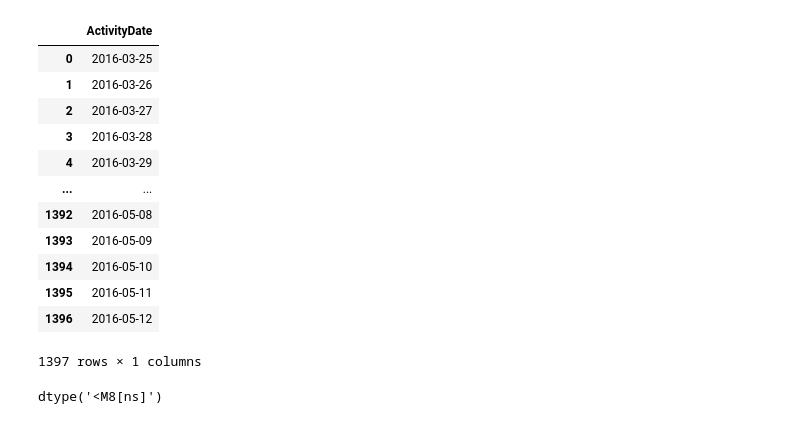
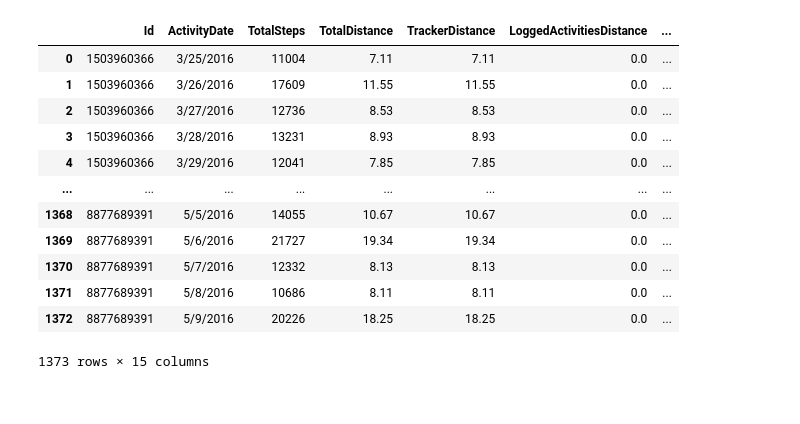
Before and after one commit to jeesy95-creator/sparta_15, a Jupyter notebook: notebooks/Leejw.ipynb, the cells around one changed output. Cells and saved outputs as stored; diff of their text form; code cells hidden in the pictures.

```diff
--- a/notebooks/Leejw.ipynb
+++ b/notebooks/Leejw.ipynb
@@ -48,20 +1,19 @@ df[["ActivityDate"]].head()
-# %%
-df[["ActivityDate"]]
-# %% [output]
-|  | ActivityDate |
-| 0 | 2016-03-25 |
-| 1 | 2016-03-26 |
-| 2 | 2016-03-27 |
-| 3 | 2016-03-28 |
-| 4 | 2016-03-29 |
-| ... | ... |
-| 1392 | 2016-05-08 |
-| 1393 | 2016-05-09 |
-| 1394 | 2016-05-10 |
-| 1395 | 2016-05-11 |
-| 1396 | 2016-05-12 |
-1397 rows × 1 columns
-# %%
-df["ActivityDate"].dtype
-# %% [output]
-dtype('<M8[ns]')
+# %%
+import pandas as pd
+act = pd.read_csv('../data/dailyActivity_merged_fin_sum.csv')
+
+act
+# %% [output]
+|  | Id | ActivityDate | TotalSteps | TotalDistance | TrackerDistance | LoggedActivitiesDistance | ... |
+| 0 | 1503960366 | 3/25/2016 | 11004 | 7.11 | 7.11 | 0.0 | ... |
+| 1 | 1503960366 | 3/26/2016 | 17609 | 11.55 | 11.55 | 0.0 | ... |
+| 2 | 1503960366 | 3/27/2016 | 12736 | 8.53 | 8.53 | 0.0 | ... |
+| 3 | 1503960366 | 3/28/2016 | 13231 | 8.93 | 8.93 | 0.0 | ... |
+| 4 | 1503960366 | 3/29/2016 | 12041 | 7.85 | 7.85 | 0.0 | ... |
+| ... | ... | ... | ... | ... | ... | ... | ... |
+| 1368 | 8877689391 | 5/5/2016 | 14055 | 10.67 | 10.67 | 0.0 | ... |
+| 1369 | 8877689391 | 5/6/2016 | 21727 | 19.34 | 19.34 | 0.0 | ... |
+| 1370 | 8877689391 | 5/7/2016 | 12332 | 8.13 | 8.13 | 0.0 | ... |
+| 1371 | 8877689391 | 5/8/2016 | 10686 | 8.11 | 8.11 | 0.0 | ... |
+| 1372 | 8877689391 | 5/9/2016 | 20226 | 18.25 | 18.25 | 0.0 | ... |
+1373 rows × 15 columns
```
Also changed, not shown: parts of 11 cells of this notebook.
